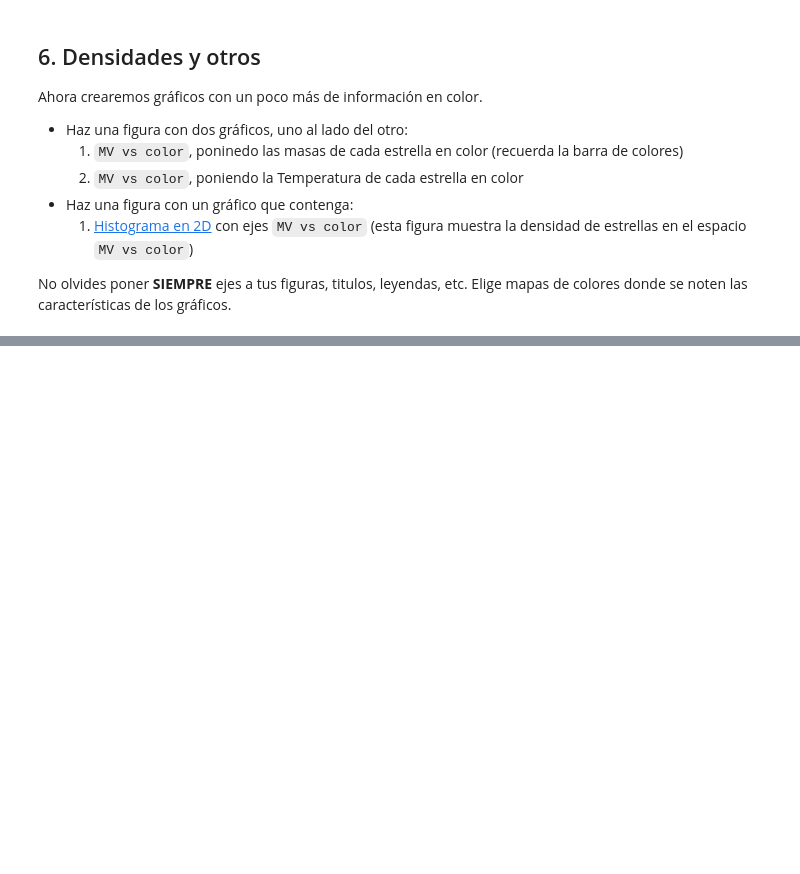
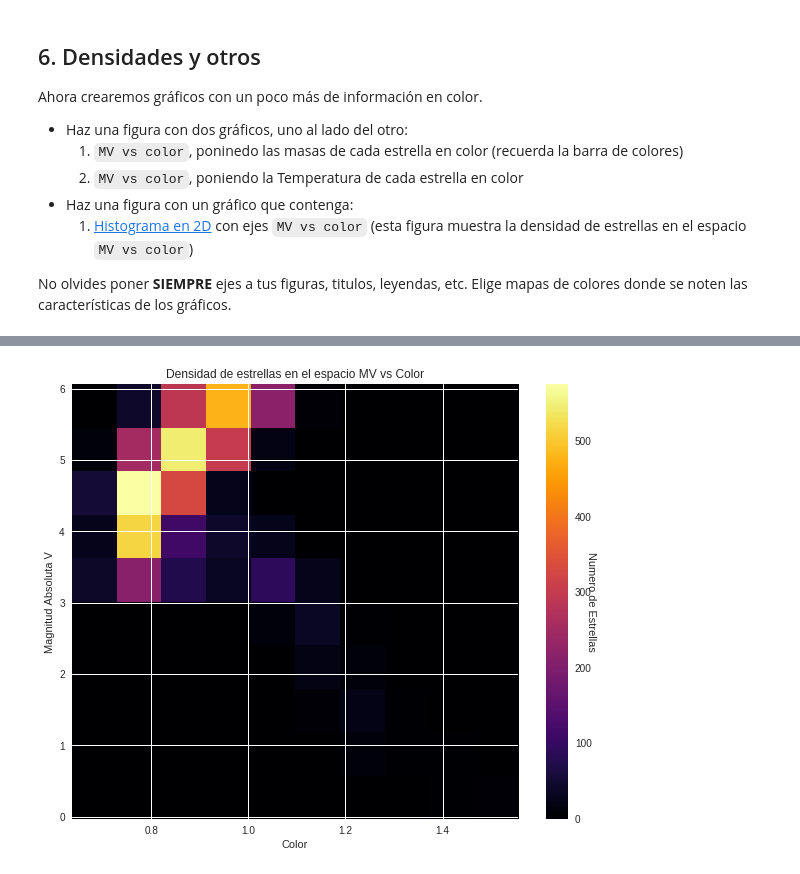
Before and after one commit to kosarrara/minitarea2, a Jupyter notebook: Copia_de_minitarea2.ipynb, the cells around one changed output, grey strips where cells are left out. Drawn from its saved outputs; the diff is of its cells as text; code cells hidden in the pictures; blank space fills up the shorter version.

```diff
--- a/Copia_de_minitarea2.ipynb
+++ b/Copia_de_minitarea2.ipynb
@@ -237,0 +233,10 @@ TypeError: ignored
+# %%
+dx= plt.subplots(figsize=(10,8),ncols=1)
+graf=dx[1].hist2d(color, MV, cmap="inferno")
+dx[1].set_title("Densidad de estrellas en el espacio MV vs Color")
+dx[1].set_ylabel("Magnitud Absoluta V")
+dx[1].set_xlabel("Color")
+cbar=plt.colorbar(graf[3])
+cbar.set_label('Numero de Estrellas', rotation=270)
+# %% [output]
+[figure, added]
```
Also changed, not shown: parts of 5 cells of this notebook.
